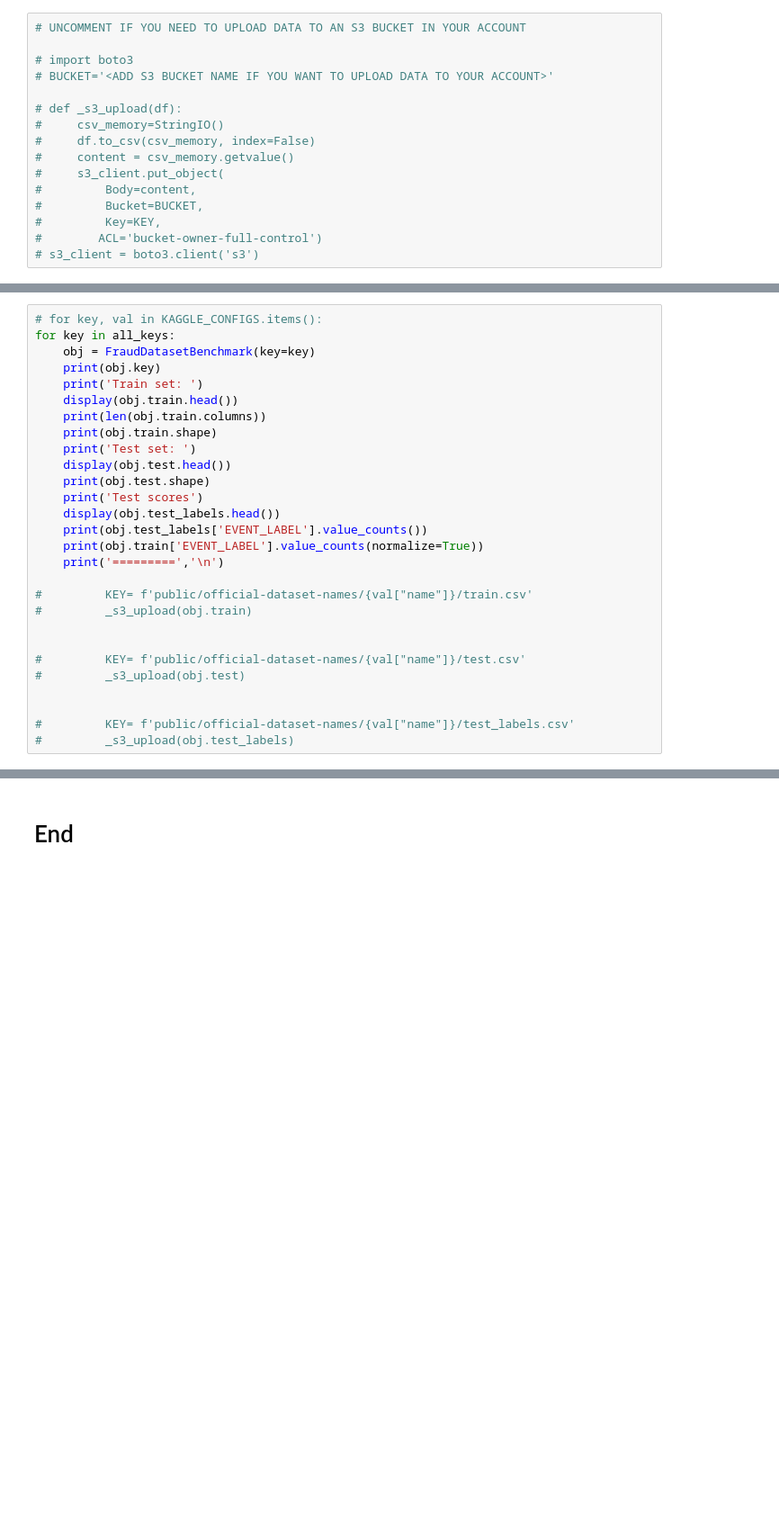
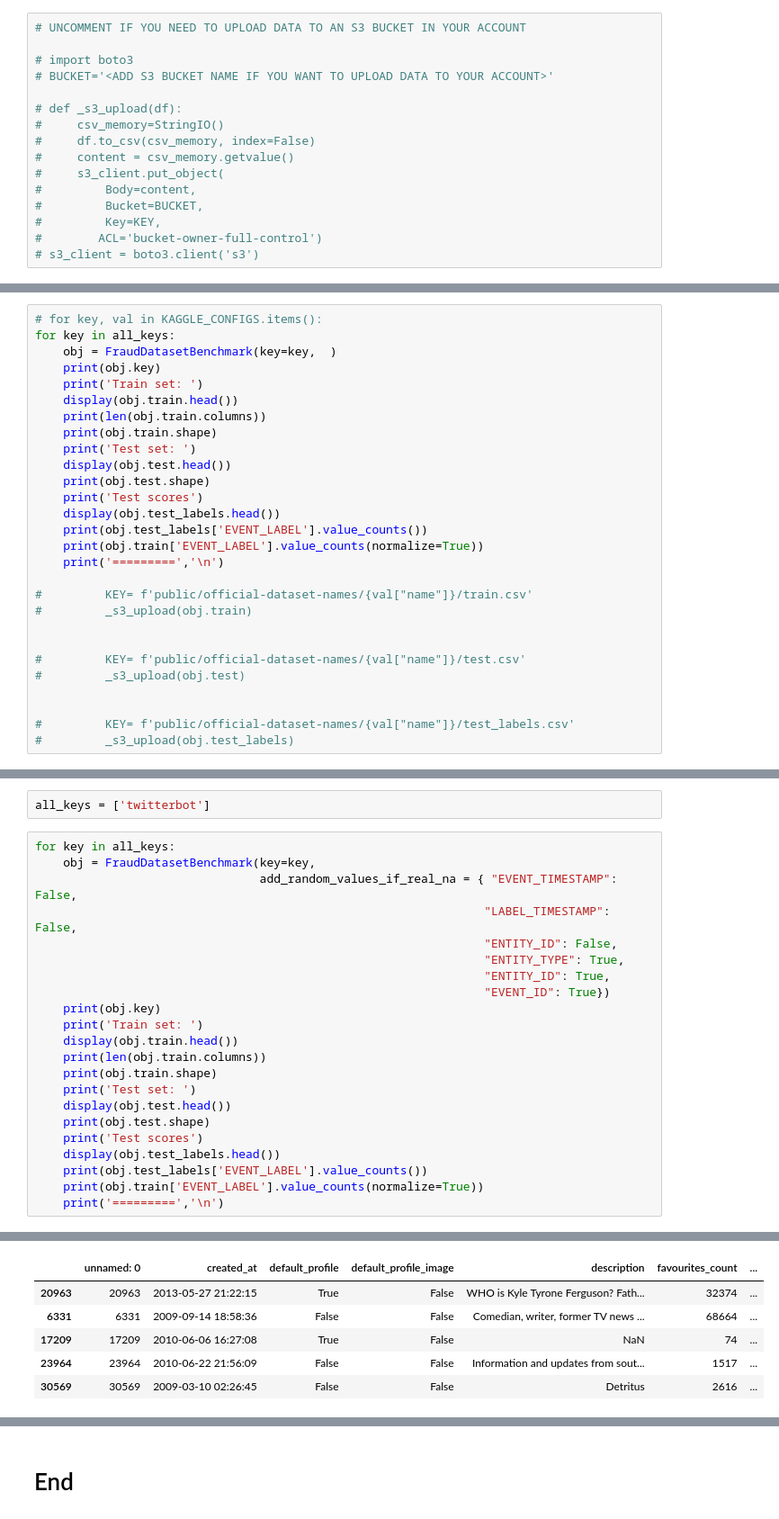
Before and after one commit to amazon-science/fraud-dataset-benchmark, a Jupyter notebook: scripts/examples/Test_FDB_Loader.ipynb, the cells around one changed output, grey strips where cells are left out. Shown at 90% size. Cells and saved outputs as stored; diff of their text form; blank space fills up the shorter version.

Commit message:
Additional arguments for 1) label standardization, 2) optional random values, 3) data persistence.

```diff
--- a/scripts/examples/Test_FDB_Loader.ipynb
+++ b/scripts/examples/Test_FDB_Loader.ipynb
@@ -45,7 +64,7 @@ all_keys = ['fakejob', 'vehicleloan', 'malurl', 'ieeecis', 'ccfraud','fraudecom'
 # %%
 # for key, val in KAGGLE_CONFIGS.items():
 for key in all_keys:
-    obj = FraudDatasetBenchmark(key=key)
+    obj = FraudDatasetBenchmark(key=key,  )
     print(obj.key)
     print('Train set: ')
     display(obj.train.head())
@@ -134,0 +171,25 @@ Test scores
+# %%
+all_keys = ['twitterbot']
+# %%
+for key in all_keys:
+    obj = FraudDatasetBenchmark(key=key,
+                                add_random_values_if_real_na = { "EVENT_TIMESTAMP": False,
+                                                                "LABEL_TIMESTAMP": False,
+                                                                "ENTITY_ID": False,
+                                                                "ENTITY_TYPE": True,
+                                                                "ENTITY_ID": True,
+                                                                "EVENT_ID": True})
+    print(obj.key)
+    print('Train set: ')
+    display(obj.train.head())
+    print(len(obj.train.columns))
+    print(obj.train.shape)
+    print('Test set: ')
+    display(obj.test.head())
+    print(obj.test.shape)
+    print('Test scores')
+    display(obj.test_labels.head())
+    print(obj.test_labels['EVENT_LABEL'].value_counts())
+    print(obj.train['EVENT_LABEL'].value_counts(normalize=True))
+    print('=========','\n')
+# %% [output]
@@ -134,0 +199,6 @@ Test scores
+|  | unnamed: 0 | created_at | default_profile | default_profile_image | description | favourites_count | ... |
+| 20963 | 20963 | 2013-05-27 21:22:15 | True | False | WHO is Kyle Tyrone Ferguson? Fath... | 32374 | ... |
+| 6331 | 6331 | 2009-09-14 18:58:36 | False | False | Comedian, writer, former TV news ... | 68664 | ... |
+| 17209 | 17209 | 2010-06-06 16:27:08 | True | False | NaN | 74 | ... |
+| 23964 | 23964 | 2010-06-22 21:56:09 | False | False | Information and updates from sout... | 1517 | ... |
+| 30569 | 30569 | 2009-03-10 02:26:45 | False | False | Detritus | 2616 | ... |
```
Also changed, not shown: parts of 17 cells of this notebook, 4 other files.
